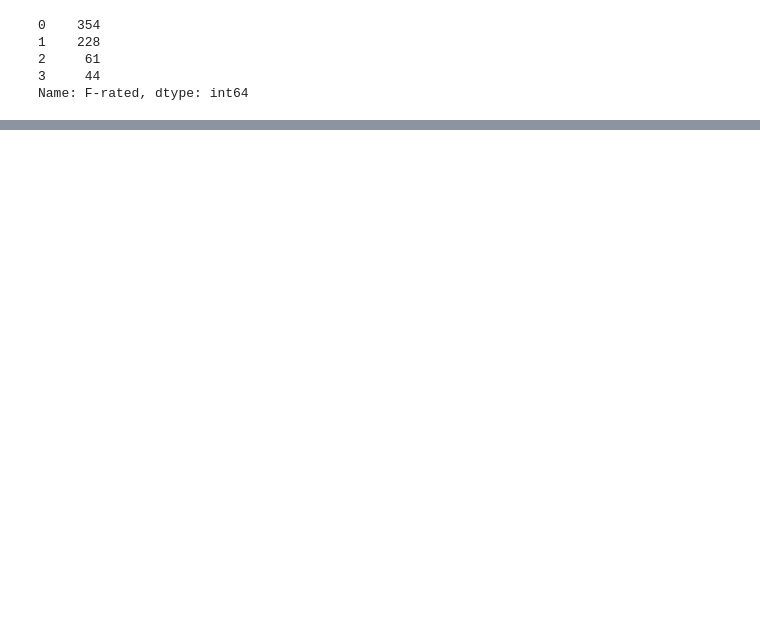
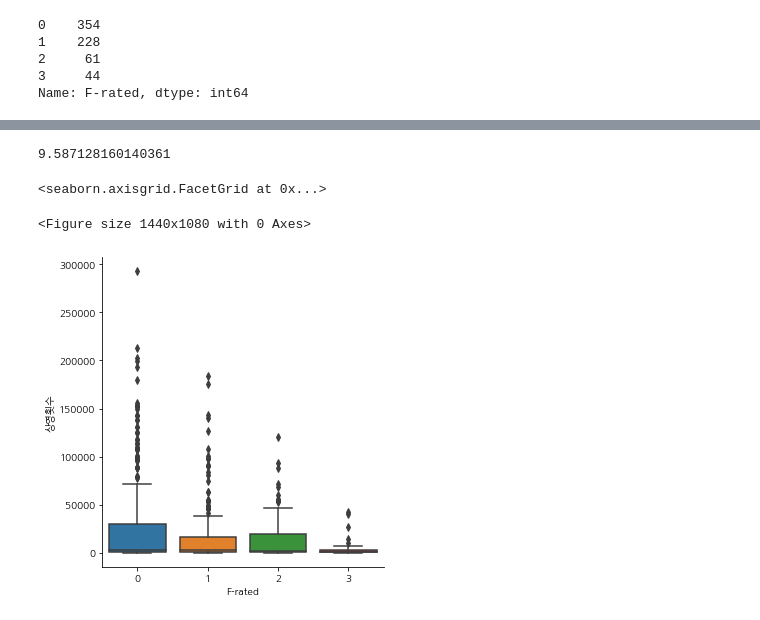
Before and after one commit to kim4pb/Female-led-Korean-Films, a Jupyter notebook: 03.ButterKnife/Analysis.ipynb, the cells around one changed output, grey strips where cells are left out. Saved outputs shown, nothing was run; the diff lists cells and outputs as text; code cells hidden in the pictures; blank space fills up the shorter version.

```diff
--- a/03.ButterKnife/Analysis.ipynb
+++ b/03.ButterKnife/Analysis.ipynb
@@ -132,0 +160,12 @@ df.groupby('F-rated')['스크린수 대비 관객수'].mean()
+# %%
+# 중간값 비교
+show_des.iloc[0,-2] / show_des.iloc[3,-2]
+# %% [output]
+9.587128160140361
+# %%
+plt.figure(figsize=[20,15])
+sns.catplot(x='F-rated', y='상영횟수', data=df, kind='box')
+# %% [output]
+<seaborn.axisgrid.FacetGrid at 0x...>
+<Figure size 1440x1080 with 0 Axes>
+[figure, added]
```
Also changed, not shown: parts of 42 cells of this notebook.
